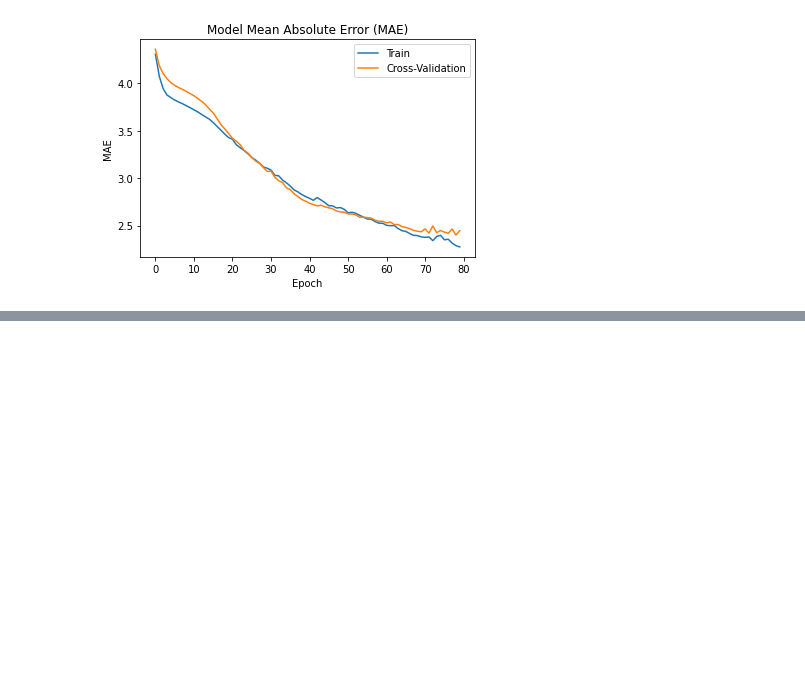
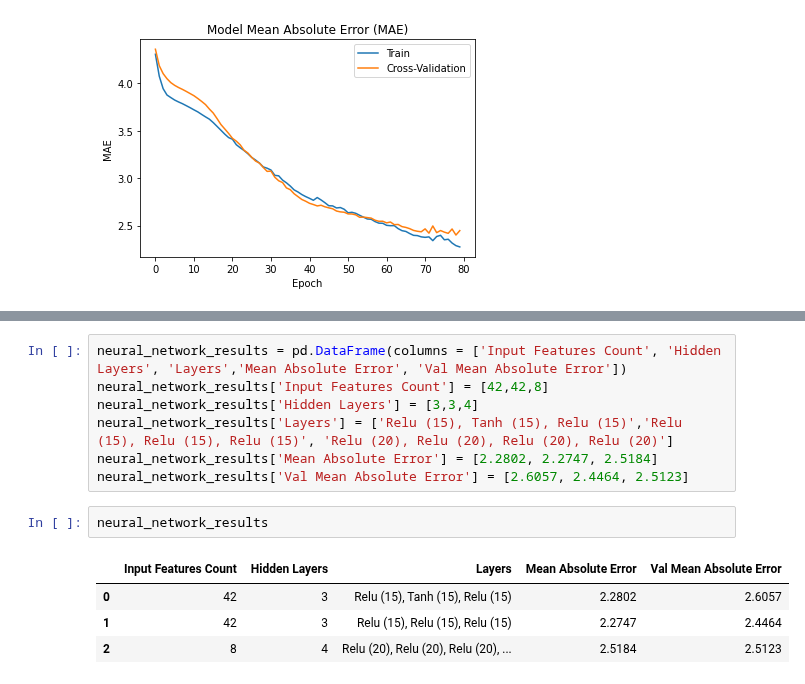
Before and after one commit to mnocerino23/MLB-Salary-Regressions, a Jupyter notebook: Positionplayer_Regressions.ipynb, the cells around one changed output, grey strips where cells are left out. Cells and saved outputs as stored; diff of their text form; blank space fills up the shorter version.

```diff
--- a/Positionplayer_Regressions.ipynb
+++ b/Positionplayer_Regressions.ipynb
@@ -454,0 +574,14 @@ plt.show()
+# %%
+neural_network_results = pd.DataFrame(columns = ['Input Features Count', 'Hidden Layers', 'Layers','Mean Absolute Error', 'Val Mean Absolute Error'])
+neural_network_results['Input Features Count'] = [42,42,8]
+neural_network_results['Hidden Layers'] = [3,3,4]
+neural_network_results['Layers'] = ['Relu (15), Tanh (15), Relu (15)','Relu (15), Relu (15), Relu (15)', 'Relu (20), Relu (20), Relu (20), Relu (20)']
+neural_network_results['Mean Absolute Error'] = [2.2802, 2.2747, 2.5184]
+neural_network_results['Val Mean Absolute Error'] = [2.6057, 2.4464, 2.5123]
+# %%
+neural_network_results
+# %% [output]
+|  | Input Features Count | Hidden Layers | Layers | Mean Absolute Error | Val Mean Absolute Error |
+| 0 | 42 | 3 | Relu (15), Tanh (15), Relu (15) | 2.2802 | 2.6057 |
+| 1 | 42 | 3 | Relu (15), Relu (15), Relu (15) | 2.2747 | 2.4464 |
+| 2 | 8 | 4 | Relu (20), Relu (20), Relu (20), ... | 2.5184 | 2.5123 |
```
Also changed, not shown: parts of 30 cells of this notebook.
